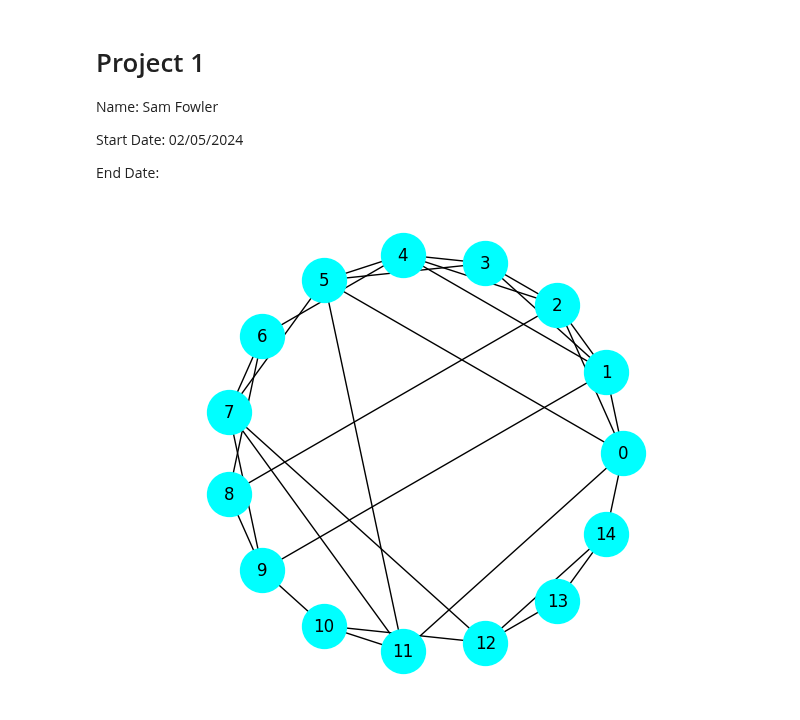
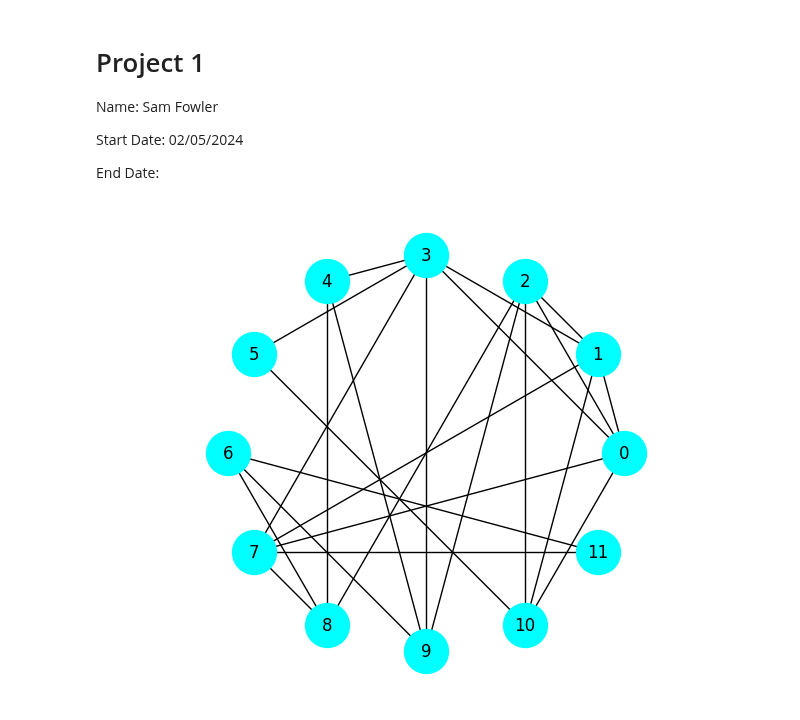
Before and after one commit to sammyfow/cap-comp215, a Jupyter notebook: project1.ipynb, the cells around one changed output. Cells and saved outputs as stored; diff of their text form; code cells hidden in the pictures.

```diff
--- a/project1.ipynb
+++ b/project1.ipynb
@@ -10,16 +14,15 @@ End Date:
 # %%
-import numpy as np
-import matplotlib.pyplot as plt
-import networkx as nx
+
 
 example = np.logspace(1, 10, 10)
 #nodes = [1, 2, 3, 4, 5, 6, 7, 8, 9, 10]
 
 
-def better_pairs(objects):
-  for i in range(len(objects)):
-    for j in range(i+1, len(objects)):
-      yield(objects[i], objects[j])
+def better_pairs(nodes):
+  for i, u in enumerate(nodes):
+    for j, v in enumerate(nodes):
+      if i > j:
+        yield u, v
 
 
 def make_complete_graph(n):
@@ -58,33 +61,94 @@ def adjecent_edges(n, k):
 
 
 def make_ring_lattice(n, k):
   g = nx.Graph()
   nodes = range(n)
   g.add_nodes_from(nodes)
   g.add_edges_from(adjecent_edges(n, k))
   return g
 
 
 def rewire(g, p):
   nodes = set(g)
   for a, b in g.edges():
     if np.random.random() < p:
       choices = nodes - {a} - set(g[a])
       new_b = np.random.choice(list(choices))
       g.remove_edge(a, b)
       g.add_edge(a, new_b)
   return g
 
 
-lattice = rewire(make_ring_lattice(15, 4), 0.3)
+def make_ws_graph(n, k, p):
+  ws = rewire(make_ring_lattice(n, k), p)
+  return ws
+
+
+def node_clustering(G, node):
+  neighbours = list(G[node])
+  k = len(neighbours)
+  if k < 2:
+    return np.nan
+  possible = k * (k - 1) / 2
+  edges = 0
+  for a, b in better_pairs(neighbours):
+    if G.has_edge(a, b):
+      edges +=1
+  return edges / possible
+
+
+def clustering_coefficient(G):
+  cluster = [node_clustering(G, node) for node in list(G)]
+  return np.nanmean(cluster)
+
+
+def path_lengths(G):
+  lengths = []
+  for a in list(G):
+    for b in list(G):
+      if a !=b:
+        lengths.append(nx.shortest_path_length(G, source=a, target=b))
+  return lengths
+
+
+def mean_shortest_path(G):
+  lengths = path_lengths(G)
+  mean = np.mean(lengths)
+  return mean
+
+
+def run_single_graph(n, k, p):
+  ws = make_ws_graph(n, k, p)
+  cc = clustering_coefficient(ws)
+  msp = mean_shortest_path(ws)
+  return cc, msp
+
+ps = np.logspace(-5, 0, 10)
+def run_experiment(n, k, iters):
+  results = []
+  for p in ps:
+    trials = [run_single_graph(n, k, p) for t in range(iters)]
+    means = np.array(trials).mean(axis=0)
+    results.append(means)
+  return np.array(results)
+
+
+lattice = make_ws_graph(12, 4, 1)
 nx.draw_circular(lattice,
                  node_color='cyan',
                  node_size=1000,
                  with_labels=True)
 plt.axis('equal')
 plt.show()
 
 
-print(set(lattice[1]))
+
+#print(len([(a, b) for a, b in better_pairs(list(lattice))]))
+print(len(path_lengths(lattice)))
+print(list(adjecent_edges(12, 4)))
+print(list(lattice))
+#print(path_lengths(make_ws_graph(10, 4, 1)))
+print(run_single_graph(12, 4, 0.3))
+print(run_experiment(100, 30, 10))
 # %% [output]
-[figure, old version]
+[figure, new version]
```
Also changed, not shown: parts of 2 cells of this notebook.
